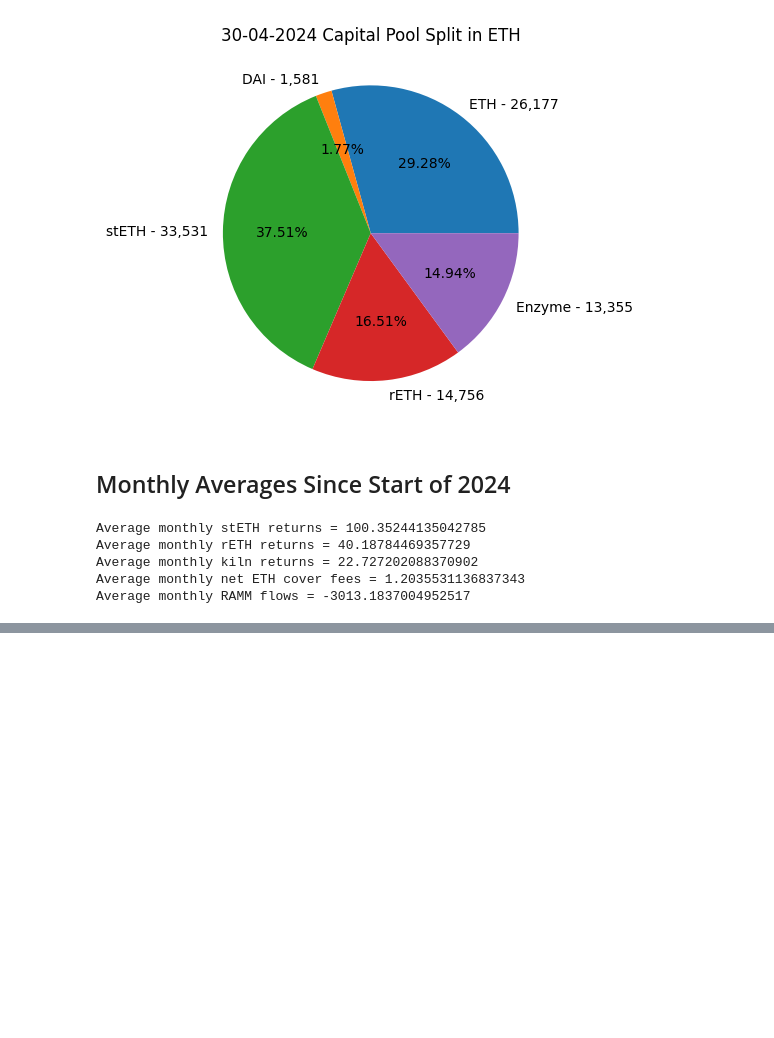
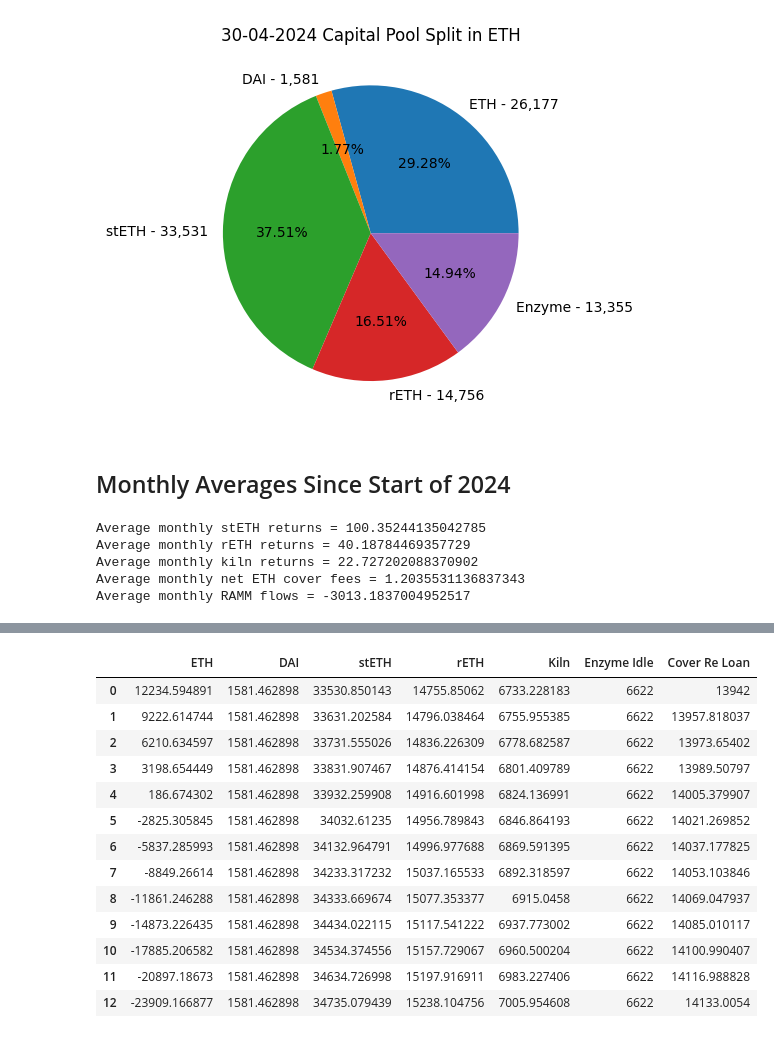
Before and after one commit to rmelbardis/InvestmentMonitoring, a Jupyter notebook: InvestmentMonitoring.ipynb, the cells around one changed output, grey strips where cells are left out. Cells and saved outputs as stored; diff of their text form; code cells hidden in the pictures; blank space fills up the shorter version.

```diff
--- a/InvestmentMonitoring.ipynb
+++ b/InvestmentMonitoring.ipynb
@@ -522,0 +534,35 @@ Name: 0, dtype: object
+# %%
+asset_df = pd.DataFrame(today_row).T
+
+projection_months = 12
+aave_eth_apy = 0.0137
+
+for i in range(projection_months):
+
+    next_row = {}
+    next_row['ETH'] = asset_df['ETH'].values[-1] + avg_monthly_ramm_flows + avg_monthly_net_eth_fees
+    next_row['DAI'] = asset_df['DAI'].values[-1]
+    next_row['stETH'] = asset_df['stETH'].values[-1] + avg_monthly_stETH_returns
+    next_row['rETH'] = asset_df['rETH'].values[-1] + avg_monthly_rETH_returns
+    next_row['Kiln'] = asset_df['Kiln'].values[-1] + avg_monthly_kiln_returns
+    next_row['Enzyme Idle'] = asset_df['Enzyme Idle'].values[-1]
+    next_row['Cover Re Loan'] = asset_df['Cover Re Loan'].values[-1] * ((1 + aave_eth_apy)**(1/12))
+
+    asset_df.loc[len(asset_df)] = next_row
+
+asset_df
+# %% [output]
+|  | ETH | DAI | stETH | rETH | Kiln | Enzyme Idle | Cover Re Loan |
+| 0 | 12234.594891 | 1581.462898 | 33530.850143 | 14755.85062 | 6733.228183 | 6622 | 13942 |
+| 1 | 9222.614744 | 1581.462898 | 33631.202584 | 14796.038464 | 6755.955385 | 6622 | 13957.818037 |
+| 2 | 6210.634597 | 1581.462898 | 33731.555026 | 14836.226309 | 6778.682587 | 6622 | 13973.65402 |
+| 3 | 3198.654449 | 1581.462898 | 33831.907467 | 14876.414154 | 6801.409789 | 6622 | 13989.50797 |
+| 4 | 186.674302 | 1581.462898 | 33932.259908 | 14916.601998 | 6824.136991 | 6622 | 14005.379907 |
+| 5 | -2825.305845 | 1581.462898 | 34032.61235 | 14956.789843 | 6846.864193 | 6622 | 14021.269852 |
+| 6 | -5837.285993 | 1581.462898 | 34132.964791 | 14996.977688 | 6869.591395 | 6622 | 14037.177825 |
+| 7 | -8849.26614 | 1581.462898 | 34233.317232 | 15037.165533 | 6892.318597 | 6622 | 14053.103846 |
+| 8 | -11861.246288 | 1581.462898 | 34333.669674 | 15077.353377 | 6915.0458 | 6622 | 14069.047937 |
+| 9 | -14873.226435 | 1581.462898 | 34434.022115 | 15117.541222 | 6937.773002 | 6622 | 14085.010117 |
+| 10 | -17885.206582 | 1581.462898 | 34534.374556 | 15157.729067 | 6960.500204 | 6622 | 14100.990407 |
+| 11 | -20897.18673 | 1581.462898 | 34634.726998 | 15197.916911 | 6983.227406 | 6622 | 14116.988828 |
+| 12 | -23909.166877 | 1581.462898 | 34735.079439 | 15238.104756 | 7005.954608 | 6622 | 14133.0054 |
```
Also changed, not shown: parts of 8 cells of this notebook.
